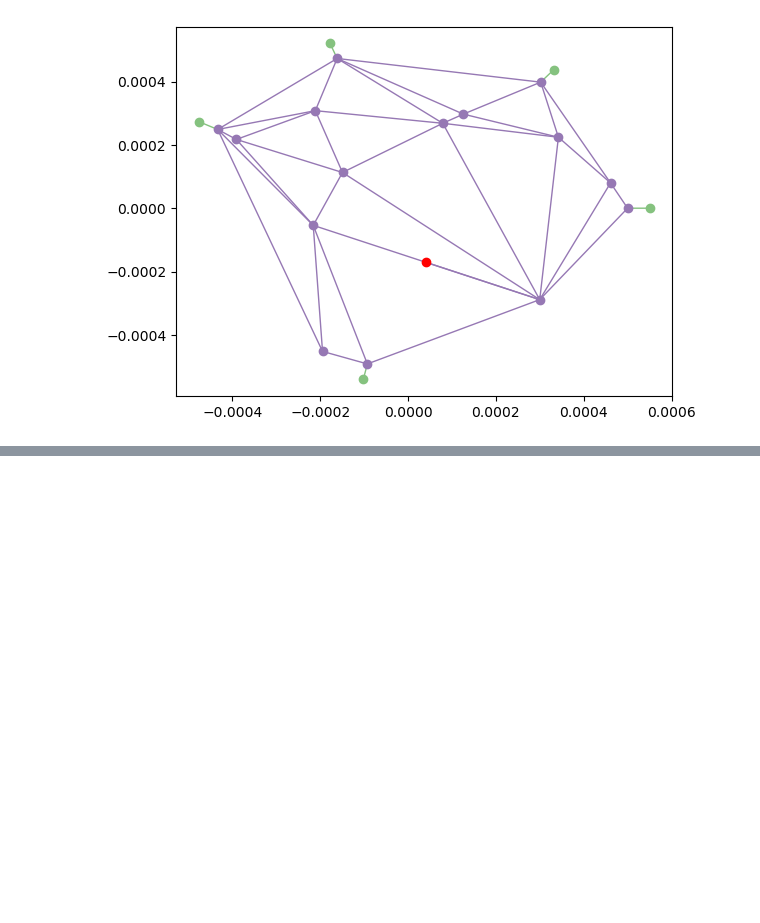
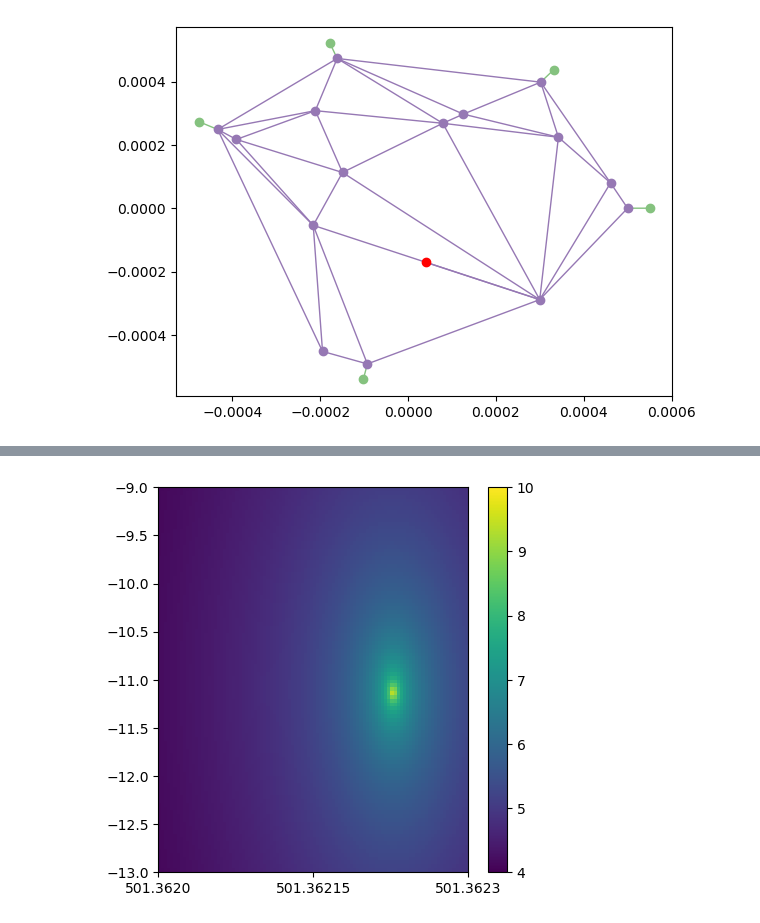
Before and after one commit to Optical-Theory-Group/networklibrary, a Jupyter notebook: presentations/25-04-2024_code_review/added_node_one.ipynb, the cells around one changed output, grey strips where cells are left out. Drawn from its saved outputs; the diff is of its cells as text; code cells hidden in the pictures; blank space fills up the shorter version.

Commit message:
cleaning up network file and refactoring

```diff
--- a/presentations/25-04-2024_code_review/added_node_one.ipynb
+++ b/presentations/25-04-2024_code_review/added_node_one.ipynb
@@ -99 +105,23 @@ ax.scatter(np.real(poles_wigner), np.imag(poles_wigner), color="tab:orange")
+# %%
+# Heat map
+k0_min = kr_min + 1j*ki_min
+k0_max = kr_max + 1j*ki_max
+k0_r, k0_i, data = pole_finder.sweep(k0_min, k0_max, 100, network)
+# %%
+fig, ax = plt.subplots(figsize=(5,5))
+im = ax.imshow(-np.log(data), extent=[kr_min, kr_max, ki_max, ki_min], vmin=4, vmax=10)
+ax.set_xticks(x_ticks)
+ax.set_xticklabels(x_ticklabels)
+ax.set_ylim(ki_min, ki_max)
+ax.set_xlim(kr_min, kr_max)
+ax.set_aspect("auto")
+
+cbar = fig.colorbar(im, ax=ax)
+ticks = [4, 5, 6, 7, 8,9, 10]
+tick_labels = [str(tick) for tick in ticks]
+cbar.set_ticks(ticks)
+cbar.set_ticklabels(tick_labels)
+fig.savefig(root + output + "background.svg")
+# %% [output]
+[figure, added]
 # %%
```
Also changed, not shown: parts of 4 cells of this notebook, 31 other files.
